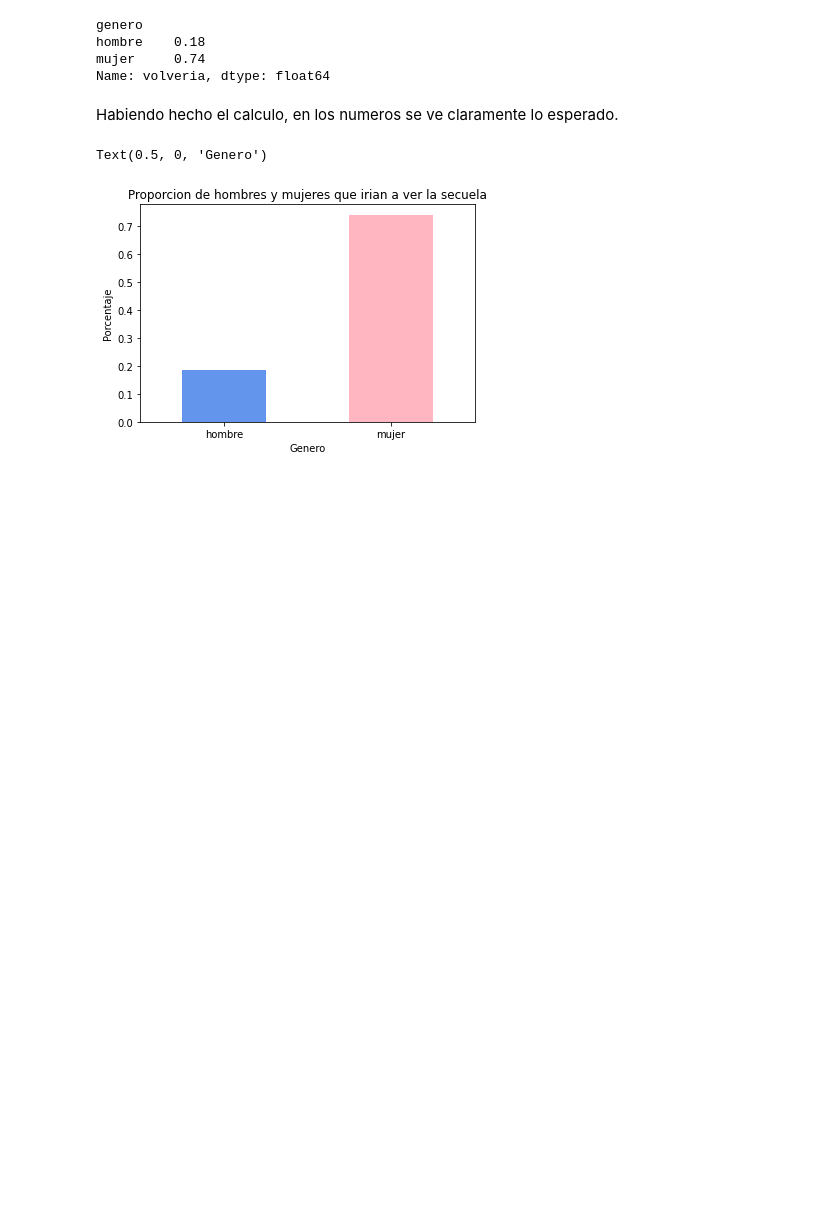
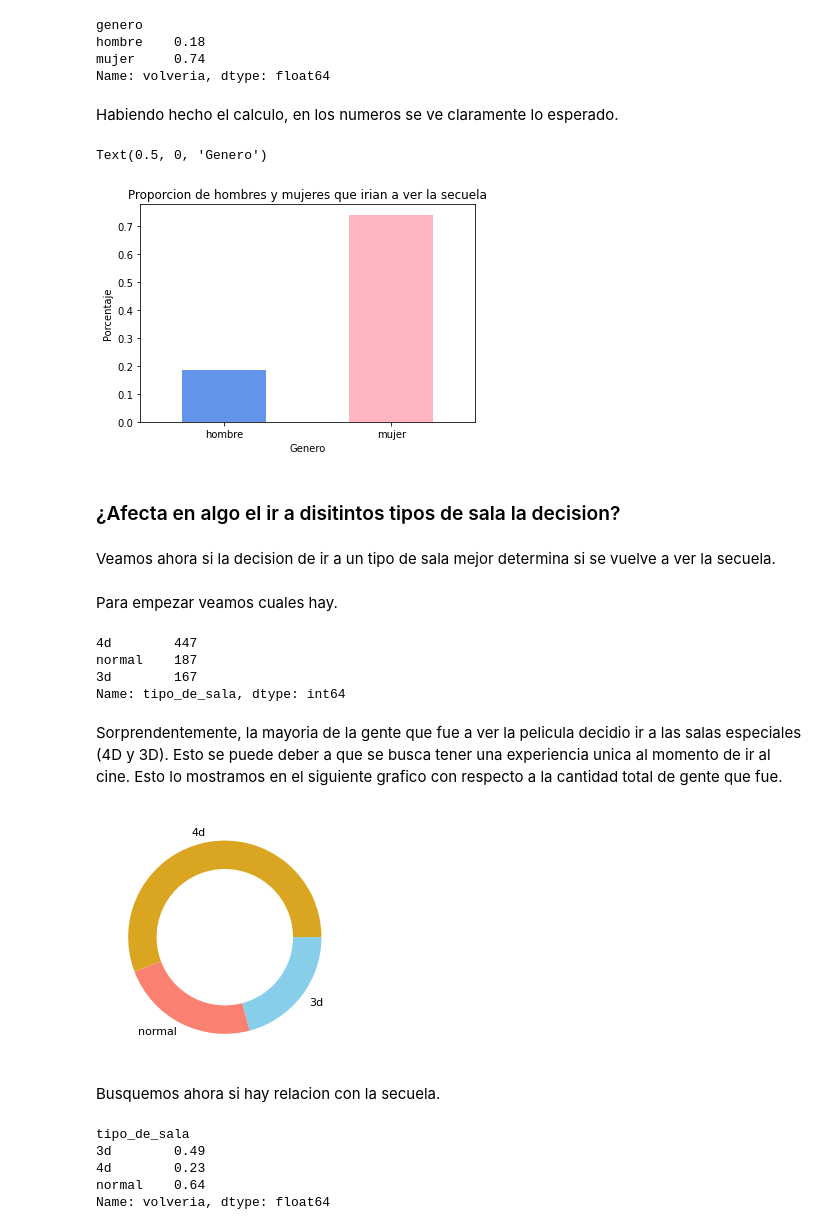
Before and after one commit to brunograssano/TP-Organizacion-de-datos, a Jupyter notebook: TP_Datos.ipynb, the cells around one changed output. Saved outputs shown, nothing was run; the diff lists cells and outputs as text; code cells hidden in the pictures; blank space fills up the shorter version.

Commit message:
Subo parte del analisis de los tipos de salas

```diff
--- a/TP_Datos.ipynb
+++ b/TP_Datos.ipynb
@@ -33,7 +28,7 @@ Drive already mounted at /content/gdrive/; to attempt to forcibly remount, call
 # %% [markdown]
 Cargamos ambos Datasets y vemos de dejarlos listos para comenzar el trabajo
 # %%
-usuario_volveria_df = pd.read_csv('gdrive/My Drive/Datos/tp-2020-2c-train-cols1.csv')
+usuario_volveria_df = pd.read_csv('tp-2020-2c-train-cols1.csv')
 usuario_volveria_df.head()
 # %% [output]
 |  | id_usuario | volveria |
@@ -43,7 +38,7 @@ usuario_volveria_df.head()
 | 3 | 455 | 0 |
 | 4 | 173 | 1 |
 # %%
-info_fiumark_df = pd.read_csv('gdrive/My Drive/Datos/tp-2020-2c-train-cols2.csv')
+info_fiumark_df = pd.read_csv('tp-2020-2c-train-cols2.csv')
 info_fiumark_df.head()
 # %% [output]
 |  | tipo_de_sala | nombre | id_usuario | genero | edad | amigos | parientes | id_ticket | precio_ticket | ... |
@@ -216,3 +211,39 @@ ax.set_xlabel("Genero")
 # %% [output]
 Text(0.5, 0, 'Genero')
 [figure]
+# %% [markdown]
+### ¿Afecta en algo el ir a disitintos tipos de sala la decision?
+# %% [markdown]
+Veamos ahora si la decision de ir a un tipo de sala mejor determina si se vuelve a ver la secuela.
+# %% [markdown]
+Para empezar veamos cuales hay.
+# %%
+cantidad_salas = info_fiumark_df['tipo_de_sala'].value_counts()
+cantidad_salas
+# %% [output]
+4d        447
+normal    187
+3d        167
+Name: tipo_de_sala, dtype: int64
+# %% [markdown]
+Sorprendentemente, la mayoria de la gente que fue a ver la pelicula decidio ir a las salas especiales (4D y 3D). Esto se puede deber a que se busca tener una experiencia unica al momento de ir al cine. Esto lo mostramos en el siguiente grafico con respecto a la cantidad total de gente que fue.
+# %%
+circulo_centro=plt.Circle( (0,0), 0.7, color='white')
+plt.figure(dpi=80)
+plt.pie(cantidad_salas.values, labels=cantidad_salas.index.to_list(), colors=['goldenrod','salmon','skyblue'])
+p=plt.gcf()
+p.gca().add_artist(circulo_centro)
+plt.show()
+# %% [output]
+[figure, added]
+# %% [markdown]
+Busquemos ahora si hay relacion con la secuela.
+# %%
+porcentaje_volveria_salas = info_fiumark_df.groupby(by='tipo_de_sala')['volveria'].agg('mean').round(2)
+porcentaje_volveria_salas
+# %% [output]
+tipo_de_sala
+3d        0.49
+4d        0.23
+normal    0.64
+Name: volveria, dtype: float64
```
Also changed, not shown: parts of 6 cells of this notebook, 2 other files.
